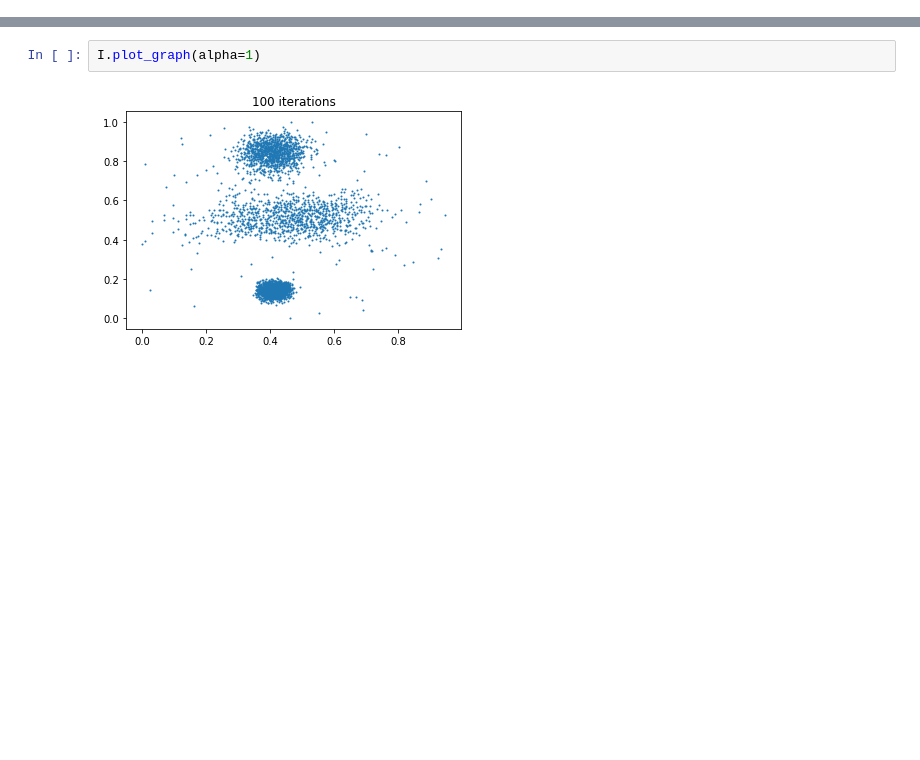
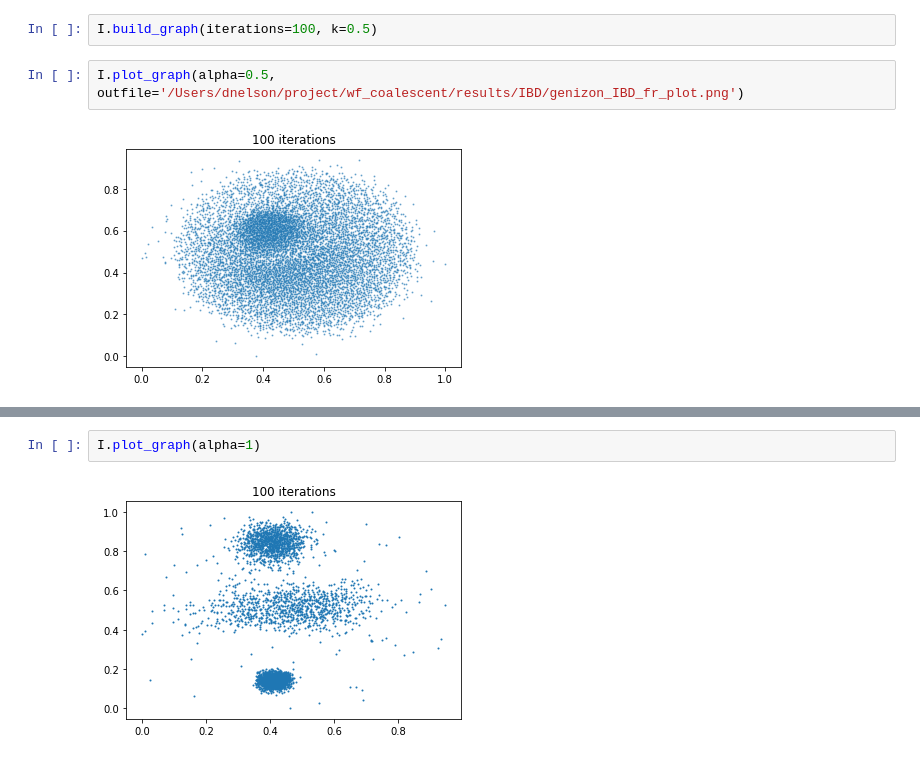
Before and after one commit to DomNelson/wf_coalescent, a Jupyter notebook: scripts/jupyter/IBD_plot_FR_graph.ipynb, the cells around one changed output, grey strips where cells are left out. Saved outputs shown, nothing was run; the diff lists cells and outputs as text; blank space fills up the shorter version.

```diff
--- a/scripts/jupyter/IBD_plot_FR_graph.ipynb
+++ b/scripts/jupyter/IBD_plot_FR_graph.ipynb
@@ -73,0 +91,6 @@ I.build_graph(iterations=100)
+# %%
+I.build_graph(iterations=100, k=0.5)
+# %%
+I.plot_graph(alpha=0.5, outfile='/Users/dnelson/project/wf_coalescent/results/IBD/genizon_IBD_fr_plot.png')
+# %% [output]
+[figure, added]
```
Also changed, not shown: parts of 7 cells of this notebook, 4 other files.
